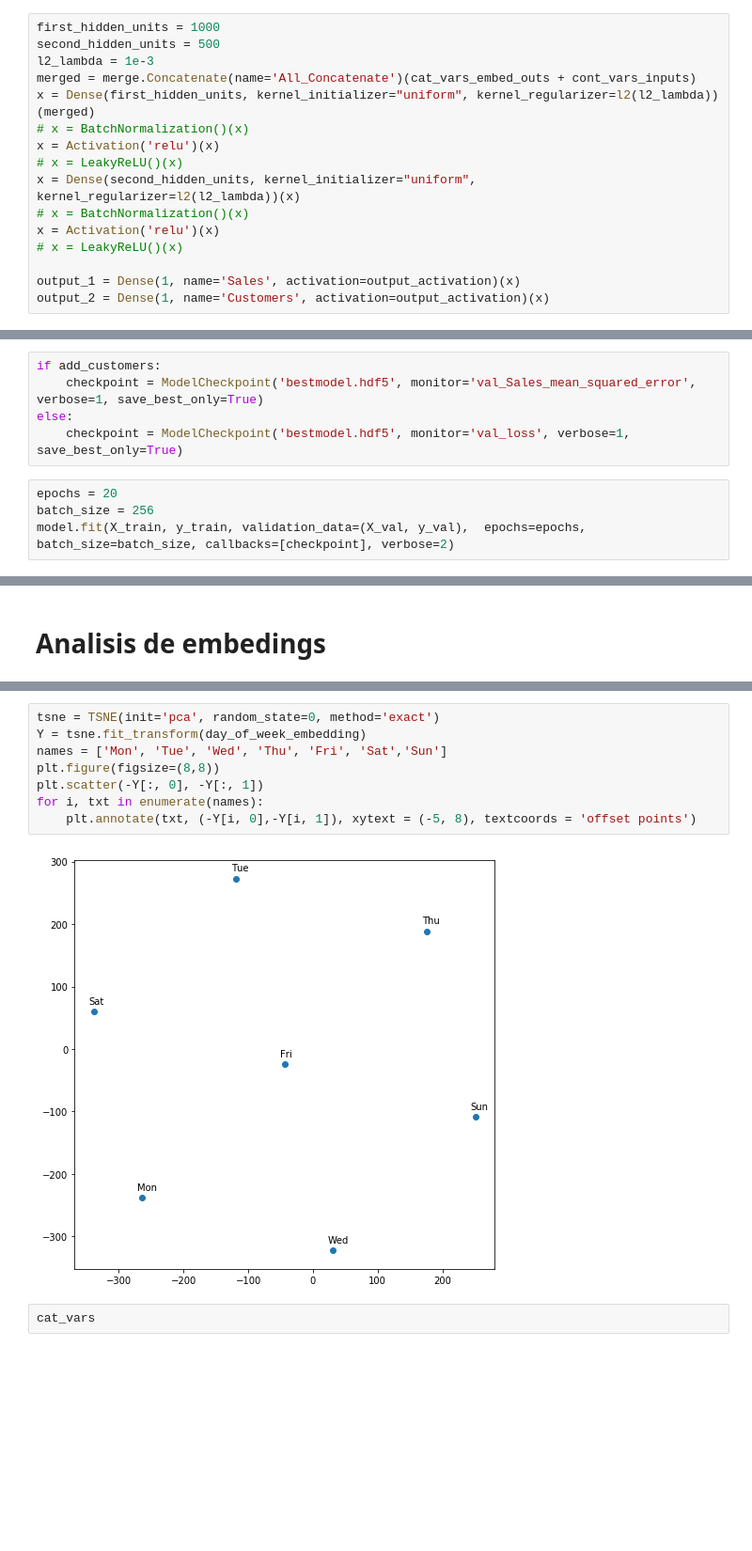
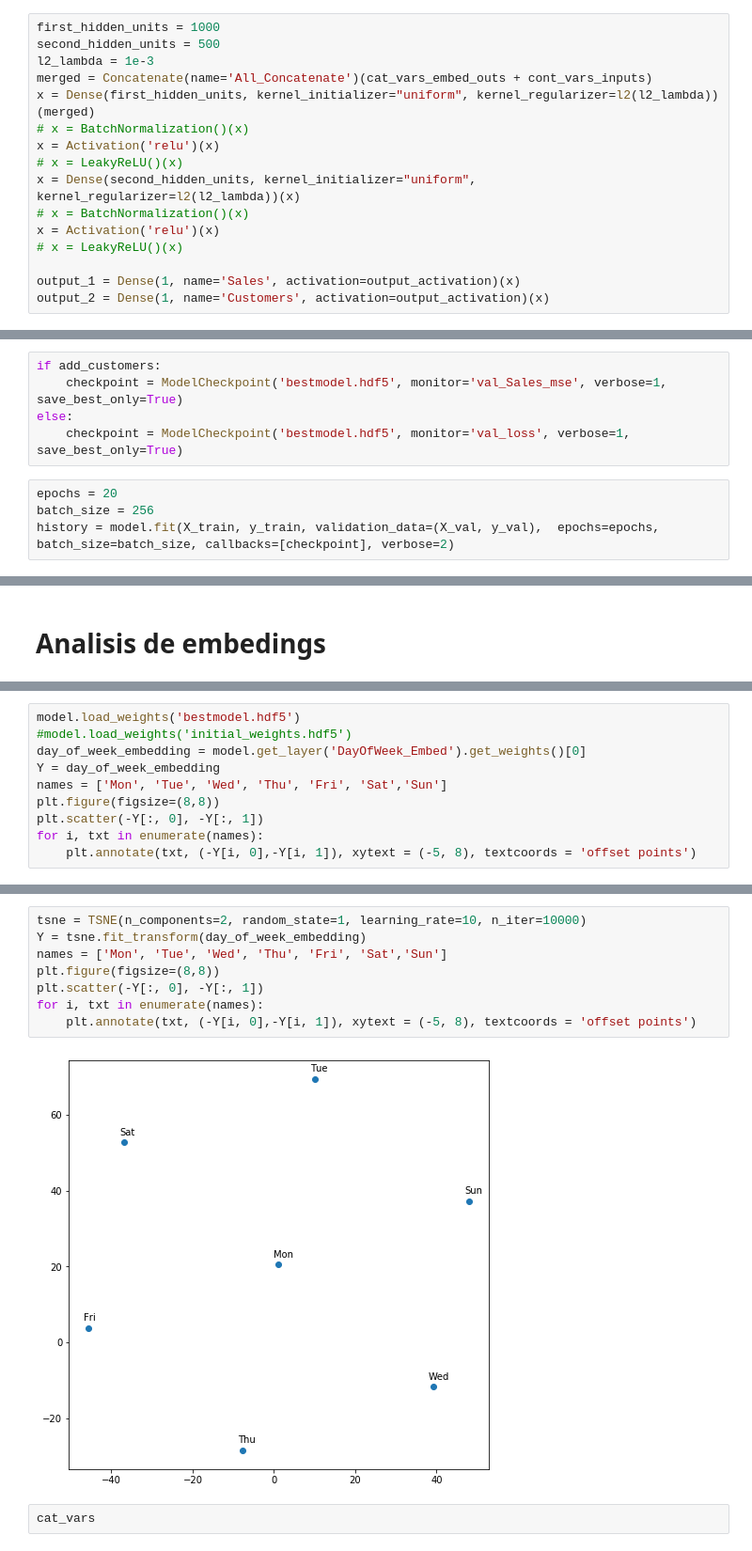
Before and after one commit to deeplearning-itba/kaggle-rossmann, a Jupyter notebook: 06-full-model.ipynb, the cells around one changed output, grey strips where cells are left out. Shown at 94% size. Cells and saved outputs as stored; diff of their text form; blank space fills up the shorter version.

```diff
--- a/06-full-model.ipynb
+++ b/06-full-model.ipynb
@@ -93,7 +117,7 @@ Colocations handled automatically by placer.
 first_hidden_units = 1000
 second_hidden_units = 500
 l2_lambda = 1e-3
-merged = merge.Concatenate(name='All_Concatenate')(cat_vars_embed_outs + cont_vars_inputs)
+merged = Concatenate(name='All_Concatenate')(cat_vars_embed_outs + cont_vars_inputs)
 x = Dense(first_hidden_units, kernel_initializer="uniform", kernel_regularizer=l2(l2_lambda))(merged)
 # x = BatchNormalization()(x)
 x = Activation('relu')(x)
@@ -159,11 +203,11 @@ lr = 0.001
 model.compile(optimizer=Adam(lr=lr), metrics=['mse'], loss='mse')
 # %%
 if add_customers:
-    checkpoint = ModelCheckpoint('bestmodel.hdf5', monitor='val_Sales_mean_squared_error', verbose=1, save_best_only=True)
+    checkpoint = ModelCheckpoint('bestmodel.hdf5', monitor='val_Sales_mse', verbose=1, save_best_only=True)
 else:
     checkpoint = ModelCheckpoint('bestmodel.hdf5', monitor='val_loss', verbose=1, save_best_only=True)
 # %%
 epochs = 20
 batch_size = 256
-model.fit(X_train, y_train, validation_data=(X_val, y_val),  epochs=epochs, batch_size=batch_size, callbacks=[checkpoint], verbose=2)
+history = model.fit(X_train, y_train, validation_data=(X_val, y_val),  epochs=epochs, batch_size=batch_size, callbacks=[checkpoint], verbose=2)
 # %% [output]
@@ -300,0 +370,10 @@ day_of_week_embedding = model.get_layer('DayOfWeek_Embed').get_weights()[0]
+# %%
+model.load_weights('bestmodel.hdf5')
+#model.load_weights('initial_weights.hdf5')
+day_of_week_embedding = model.get_layer('DayOfWeek_Embed').get_weights()[0]
+Y = day_of_week_embedding
+names = ['Mon', 'Tue', 'Wed', 'Thu', 'Fri', 'Sat','Sun']
+plt.figure(figsize=(8,8))
+plt.scatter(-Y[:, 0], -Y[:, 1])
+for i, txt in enumerate(names):
+    plt.annotate(txt, (-Y[i, 0],-Y[i, 1]), xytext = (-5, 8), textcoords = 'offset points')
@@ -308,13 +389,13 @@ from sklearn.decomposition import PCA
 # %%
-tsne = TSNE(init='pca', random_state=0, method='exact')
+tsne = TSNE(n_components=2, random_state=1, learning_rate=10, n_iter=10000)
 Y = tsne.fit_transform(day_of_week_embedding)
 names = ['Mon', 'Tue', 'Wed', 'Thu', 'Fri', 'Sat','Sun']
 plt.figure(figsize=(8,8))
 plt.scatter(-Y[:, 0], -Y[:, 1])
 for i, txt in enumerate(names):
     plt.annotate(txt, (-Y[i, 0],-Y[i, 1]), xytext = (-5, 8), textcoords = 'offset points')
 # %% [output]
-[figure, old version]
+[figure, new version]
 # %%
 cat_vars
 # %% [output]
```
Also changed, not shown: parts of 25 cells of this notebook, 7 other files.
